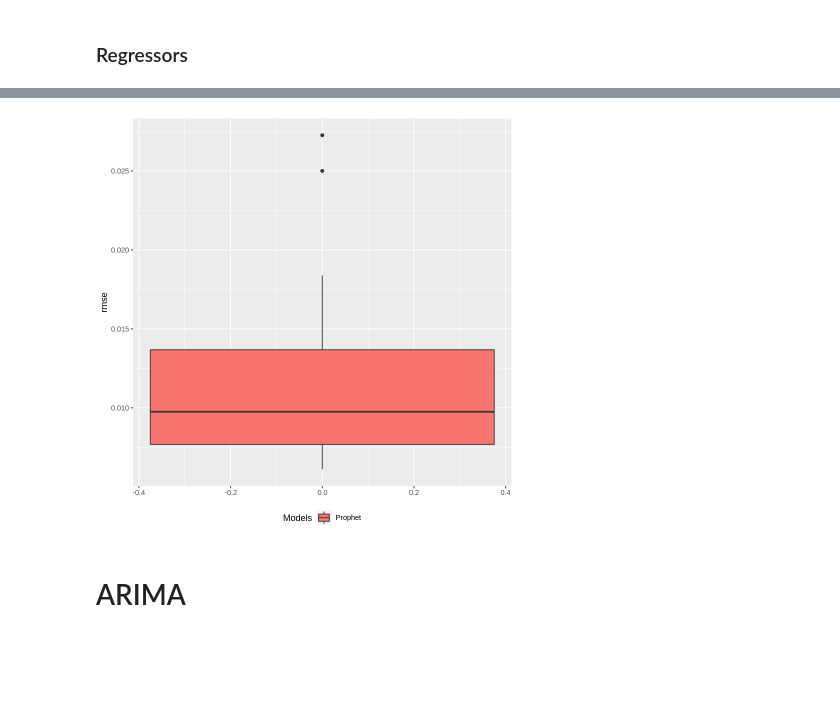
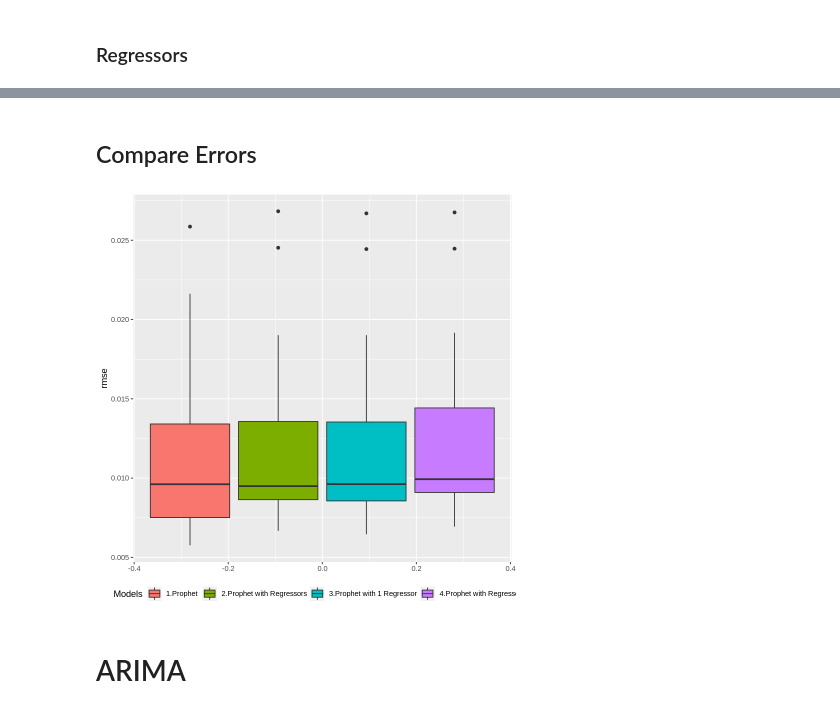
Before and after one commit to lbk209/timeseries, a Jupyter notebook: compare_timeseries_models_spx.ipynb, the cells around one changed output, grey strips where cells are left out. Cells and saved outputs as stored; diff of their text form; code cells hidden in the pictures; blank space fills up the shorter version.

Commit message:
complete prophet stuty

```diff
--- a/compare_timeseries_models_spx.ipynb
+++ b/compare_timeseries_models_spx.ipynb
@@ -617,3 +230,0 @@ ERROR: Error in `$<-.data.frame`(`*tmp*`, cs, value = "ARIMA"): replacement has
-# %%
-train.p <- data.frame(ds=index(train), y=as.numeric(train))
-result.1 <- prophet.CV(train.p, wind, peri, hori)
@@ -659,5 +259,5 @@ A data.frame: 6 × 5
 # %%
-#result.2 <- prophet.CV(train.p, wind, peri, hori, xreg.names=colnames(train.p)[3:5])
-result.2 <- prophet.CV(train.p, wind, peri, hori, xreg.names=c('macd'))
+result.m01.2 <- my.tsCV(trainx[,1], cv.forecast, h=hori, window=wind, step=peri,
+                       xreg=trainx[,2:4], silent=F)
 # %% [output]
 Disabling daily seasonality. Run prophet with daily.seasonality=TRUE to override this.
@@ -720,0 +288,3 @@ https://github.com/facebook/prophet/blob/main/R/R/prophet.R
+# %%
+result.m01.3 <- my.tsCV(trainx[,1], cv.forecast, h=hori, window=wind, step=peri,
+                       xreg=trainx[,3], silent=F)
@@ -720,0 +317,3 @@ https://github.com/facebook/prophet/blob/main/R/R/prophet.R
+# %%
+result.m01.4 <- my.tsCV(trainx[,1], cv.forecast, h=hori, window=wind, step=peri,
+                       xreg=trainx[,2:4], xreg.msize=hori)
@@ -721,5 +346,14 @@ https://github.com/facebook/prophet/blob/main/R/R/prophet.R
+# %% [markdown]
+## Compare Errors
 # %%
-errors <- my.get_result(result.1, 'Prophet')
-my.plot_errors(errors, metrics=c('rmse'))
+errors.1 <- my.get_result(result.m01.1, '1.Prophet')
+errors.2 <- my.get_result(result.m01.2, '2.Prophet with Regressors')
+errors.3 <- my.get_result(result.m01.3, '3.Prophet with 1 Regressor')
+errors.4 <- my.get_result(result.m01.4, '4.Prophet with Regressor (2)')
+
+x <- rbind(errors.1, errors.2)
+x <- rbind(x, errors.3)
+x <- rbind(x, errors.4)
+my.plot_errors(x, metrics=c('rmse'))
 # %% [output]
-[figure, old version]
+[figure, new version]
```
Also changed, not shown: parts of 37 cells of this notebook, 1 other file.
